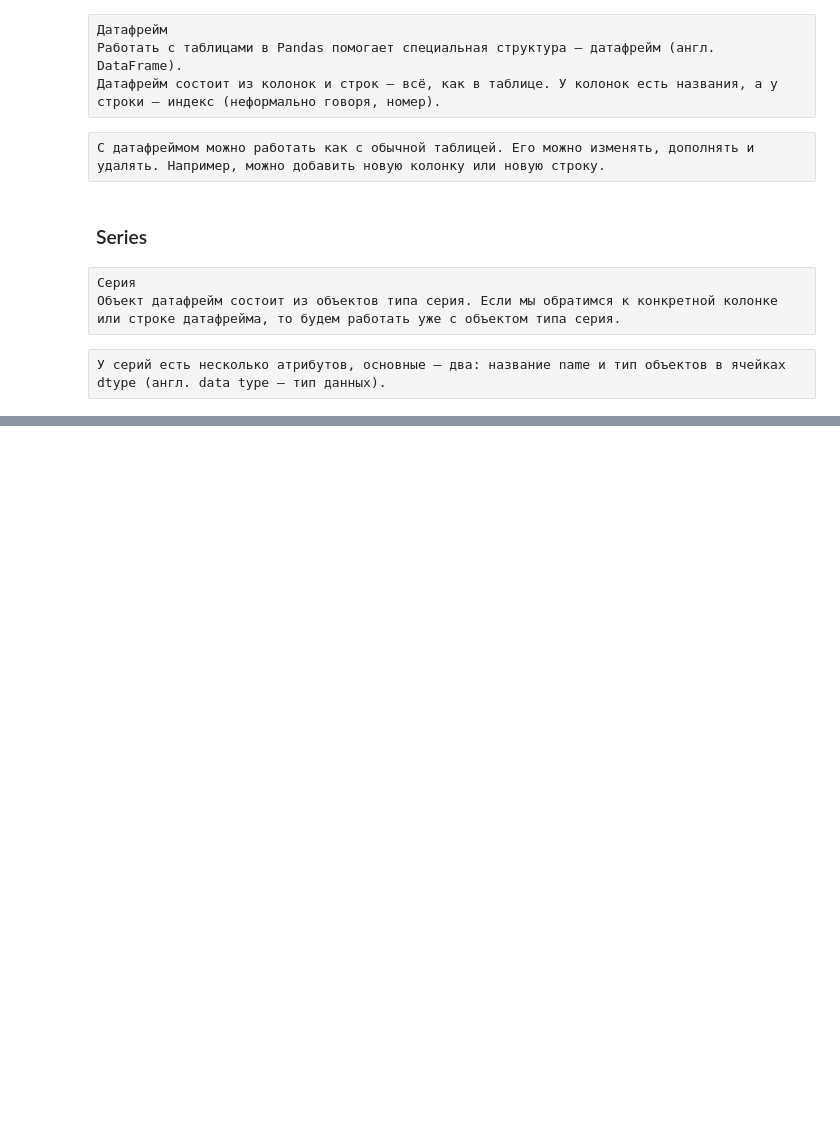
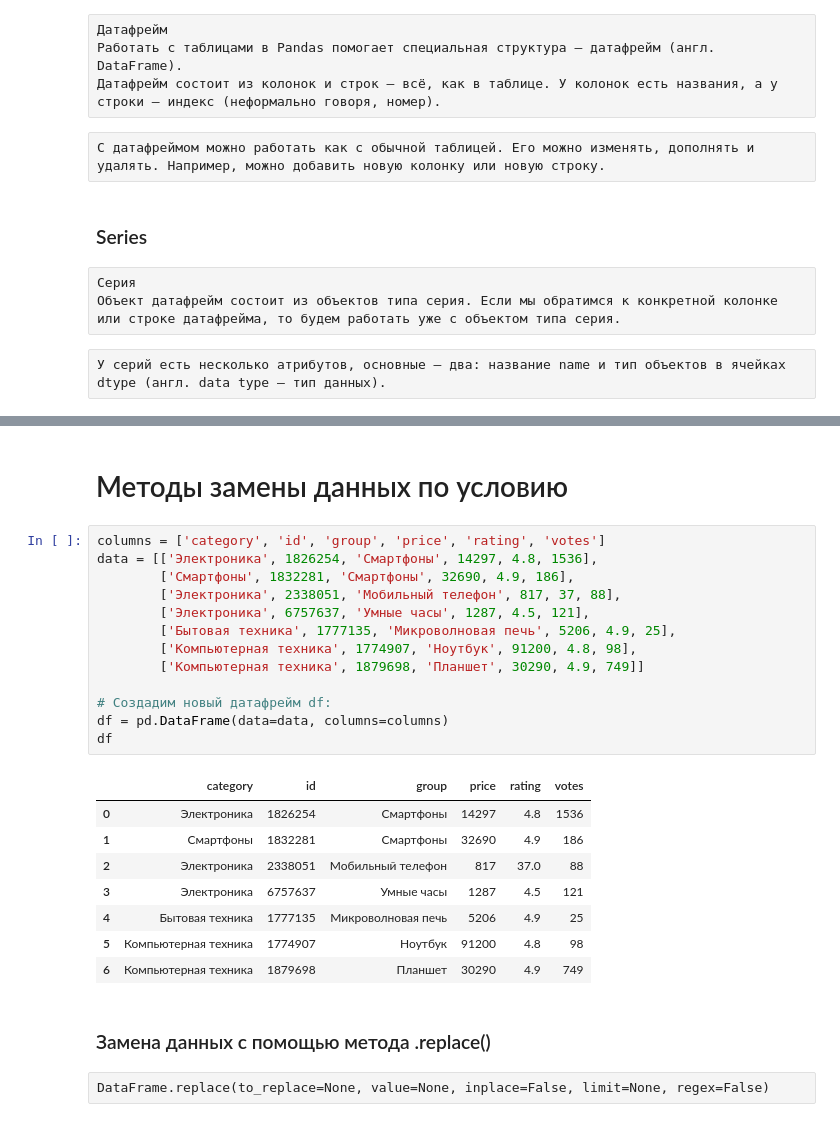
Before and after one commit to MaxWell-com/my-python-projects, a Jupyter notebook: Yandex_4_Pandas_basic.ipynb, the cells around one changed output, grey strips where cells are left out. Saved outputs shown, nothing was run; the diff lists cells and outputs as text; blank space fills up the shorter version.

```diff
--- a/Yandex_4_Pandas_basic.ipynb
+++ b/Yandex_4_Pandas_basic.ipynb
@@ -420,0 +1218,28 @@ pip install pandas==2.0.1
+# %% [markdown]
+# Методы замены данных по условию
+# %%
+columns = ['category', 'id', 'group', 'price', 'rating', 'votes']
+data = [['Электроника', 1826254, 'Смартфоны', 14297, 4.8, 1536],
+        ['Смартфоны', 1832281, 'Смартфоны', 32690, 4.9, 186],
+        ['Электроника', 2338051, 'Мобильный телефон', 817, 37, 88],
+        ['Электроника', 6757637, 'Умные часы', 1287, 4.5, 121],
+        ['Бытовая техника', 1777135, 'Микроволновая печь', 5206, 4.9, 25],
+        ['Компьютерная техника', 1774907, 'Ноутбук', 91200, 4.8, 98],
+        ['Компьютерная техника', 1879698, 'Планшет', 30290, 4.9, 749]]
+
+# Создадим новый датафрейм df:
+df = pd.DataFrame(data=data, columns=columns)
+df
+# %% [output]
+|  | category | id | group | price | rating | votes |
+| 0 | Электроника | 1826254 | Смартфоны | 14297 | 4.8 | 1536 |
+| 1 | Смартфоны | 1832281 | Смартфоны | 32690 | 4.9 | 186 |
+| 2 | Электроника | 2338051 | Мобильный телефон | 817 | 37.0 | 88 |
+| 3 | Электроника | 6757637 | Умные часы | 1287 | 4.5 | 121 |
+| 4 | Бытовая техника | 1777135 | Микроволновая печь | 5206 | 4.9 | 25 |
+| 5 | Компьютерная техника | 1774907 | Ноутбук | 91200 | 4.8 | 98 |
+| 6 | Компьютерная техника | 1879698 | Планшет | 30290 | 4.9 | 749 |
+# %% [markdown]
+### Замена данных с помощью метода .replace()
+# %% [raw]
+DataFrame.replace(to_replace=None, value=None, inplace=False, limit=None, regex=False)
```
Also changed, not shown: parts of 267 cells of this notebook, 1 other file.
